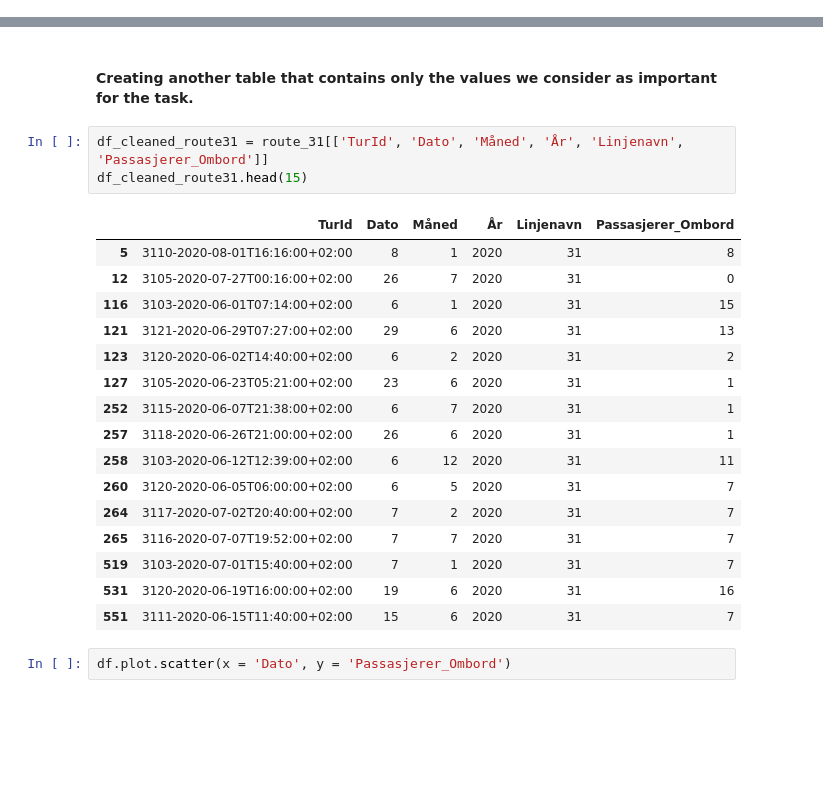
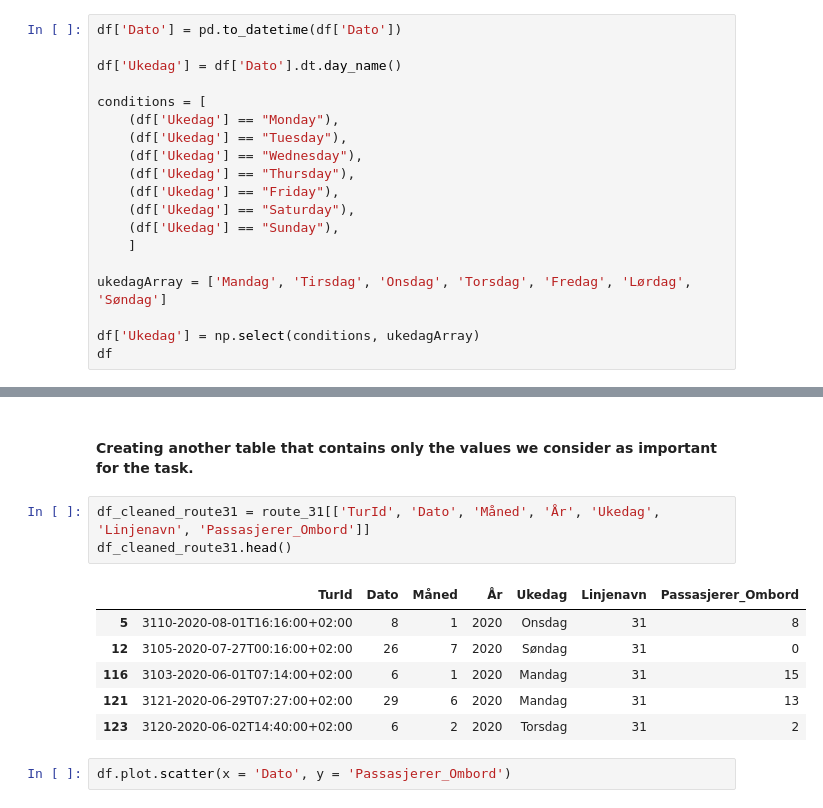
Before and after one commit to tomaloki/Assignment2_DAVE3625, a Jupyter notebook: Notebook/Assignment2_DAVE3625.ipynb, the cells around one changed output, grey strips where cells are left out. Cells and saved outputs as stored; diff of their text form; blank space fills up the shorter version.

Commit message:
Added some more code, fixed 'Ukedag' as a part of the table to get more accurate statistics

```diff
--- a/Notebook/Assignment2_DAVE3625.ipynb
+++ b/Notebook/Assignment2_DAVE3625.ipynb
@@ -39,0 +37,19 @@ Making new columns for date, month and year as well (solving an issue with how p
+# %%
+df['Dato'] = pd.to_datetime(df['Dato'])
+
+df['Ukedag'] = df['Dato'].dt.day_name()
+
+conditions = [
+    (df['Ukedag'] == "Monday"),
+    (df['Ukedag'] == "Tuesday"),
+    (df['Ukedag'] == "Wednesday"),
+    (df['Ukedag'] == "Thursday"),
+    (df['Ukedag'] == "Friday"),
+    (df['Ukedag'] == "Saturday"),
+    (df['Ukedag'] == "Sunday"),
+    ]
+
+ukedagArray = ['Mandag', 'Tirsdag', 'Onsdag', 'Torsdag', 'Fredag', 'Lørdag', 'Søndag']
+
+df['Ukedag'] = np.select(conditions, ukedagArray)
+df
@@ -94,25 +126,15 @@ route_31.head()
 # %% [markdown]
 #### Creating another table that contains only the values we consider as important for the task.
 # %%
-df_cleaned_route31 = route_31[['TurId', 'Dato', 'Måned', 'År', 'Linjenavn', 'Passasjerer_Ombord']]
-df_cleaned_route31.head(15)
+df_cleaned_route31 = route_31[['TurId', 'Dato', 'Måned', 'År', 'Ukedag', 'Linjenavn', 'Passasjerer_Ombord']]
+df_cleaned_route31.head()
 # %% [output]
-|  | TurId | Dato | Måned | År | Linjenavn | Passasjerer_Ombord |
-| 5 | 3110-2020-08-01T16:16:00+02:00 | 8 | 1 | 2020 | 31 | 8 |
-| 12 | 3105-2020-07-27T00:16:00+02:00 | 26 | 7 | 2020 | 31 | 0 |
-| 116 | 3103-2020-06-01T07:14:00+02:00 | 6 | 1 | 2020 | 31 | 15 |
-| 121 | 3121-2020-06-29T07:27:00+02:00 | 29 | 6 | 2020 | 31 | 13 |
-| 123 | 3120-2020-06-02T14:40:00+02:00 | 6 | 2 | 2020 | 31 | 2 |
-| 127 | 3105-2020-06-23T05:21:00+02:00 | 23 | 6 | 2020 | 31 | 1 |
-| 252 | 3115-2020-06-07T21:38:00+02:00 | 6 | 7 | 2020 | 31 | 1 |
-| 257 | 3118-2020-06-26T21:00:00+02:00 | 26 | 6 | 2020 | 31 | 1 |
-| 258 | 3103-2020-06-12T12:39:00+02:00 | 6 | 12 | 2020 | 31 | 11 |
-| 260 | 3120-2020-06-05T06:00:00+02:00 | 6 | 5 | 2020 | 31 | 7 |
-| 264 | 3117-2020-07-02T20:40:00+02:00 | 7 | 2 | 2020 | 31 | 7 |
-| 265 | 3116-2020-07-07T19:52:00+02:00 | 7 | 7 | 2020 | 31 | 7 |
-| 519 | 3103-2020-07-01T15:40:00+02:00 | 7 | 1 | 2020 | 31 | 7 |
-| 531 | 3120-2020-06-19T16:00:00+02:00 | 19 | 6 | 2020 | 31 | 16 |
-| 551 | 3111-2020-06-15T11:40:00+02:00 | 15 | 6 | 2020 | 31 | 7 |
+|  | TurId | Dato | Måned | År | Ukedag | Linjenavn | Passasjerer_Ombord |
+| 5 | 3110-2020-08-01T16:16:00+02:00 | 8 | 1 | 2020 | Onsdag | 31 | 8 |
+| 12 | 3105-2020-07-27T00:16:00+02:00 | 26 | 7 | 2020 | Søndag | 31 | 0 |
+| 116 | 3103-2020-06-01T07:14:00+02:00 | 6 | 1 | 2020 | Mandag | 31 | 15 |
+| 121 | 3121-2020-06-29T07:27:00+02:00 | 29 | 6 | 2020 | Mandag | 31 | 13 |
+| 123 | 3120-2020-06-02T14:40:00+02:00 | 6 | 2 | 2020 | Torsdag | 31 | 2 |
 # %%
 df.plot.scatter(x = 'Dato', y = 'Passasjerer_Ombord')
 # %% [output]
```
Also changed, not shown: parts of 3 cells of this notebook.
